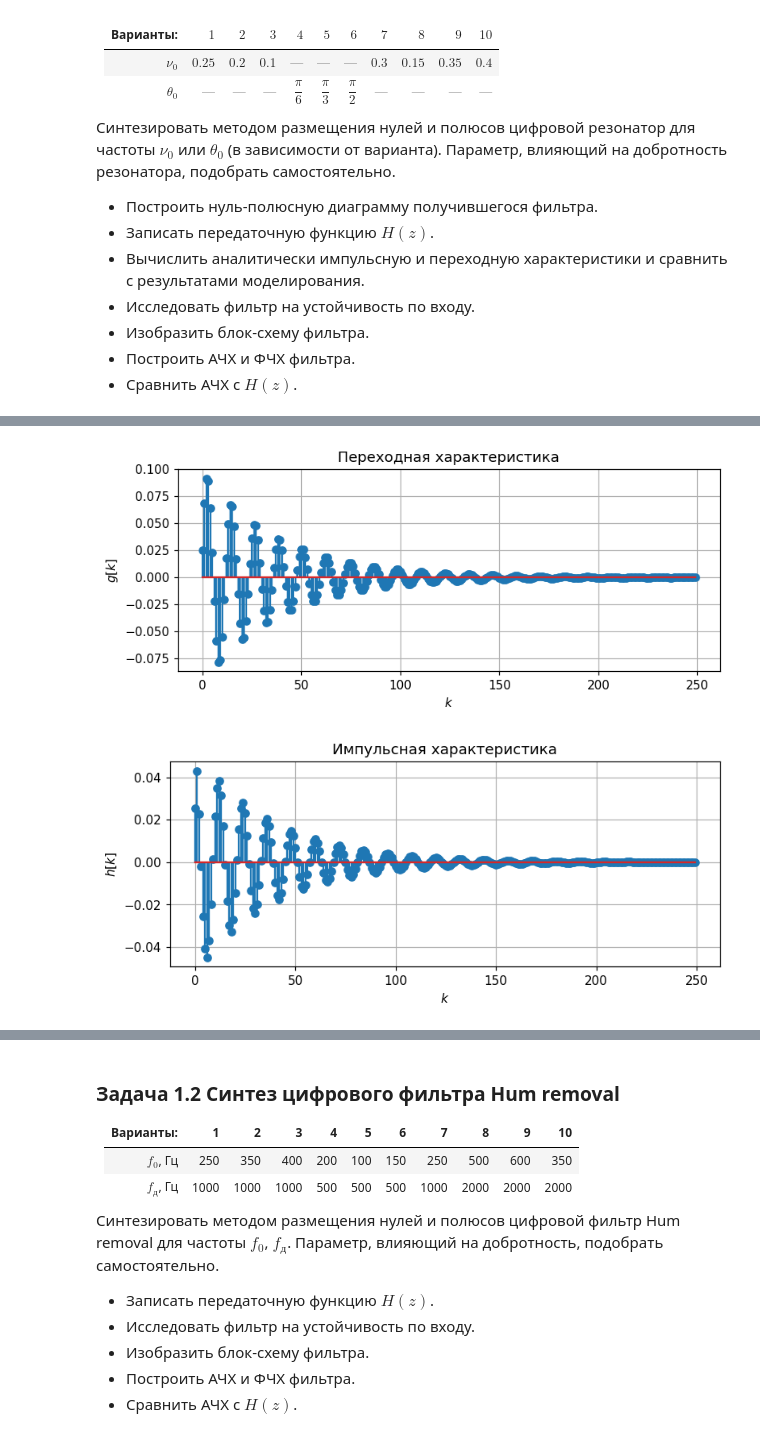
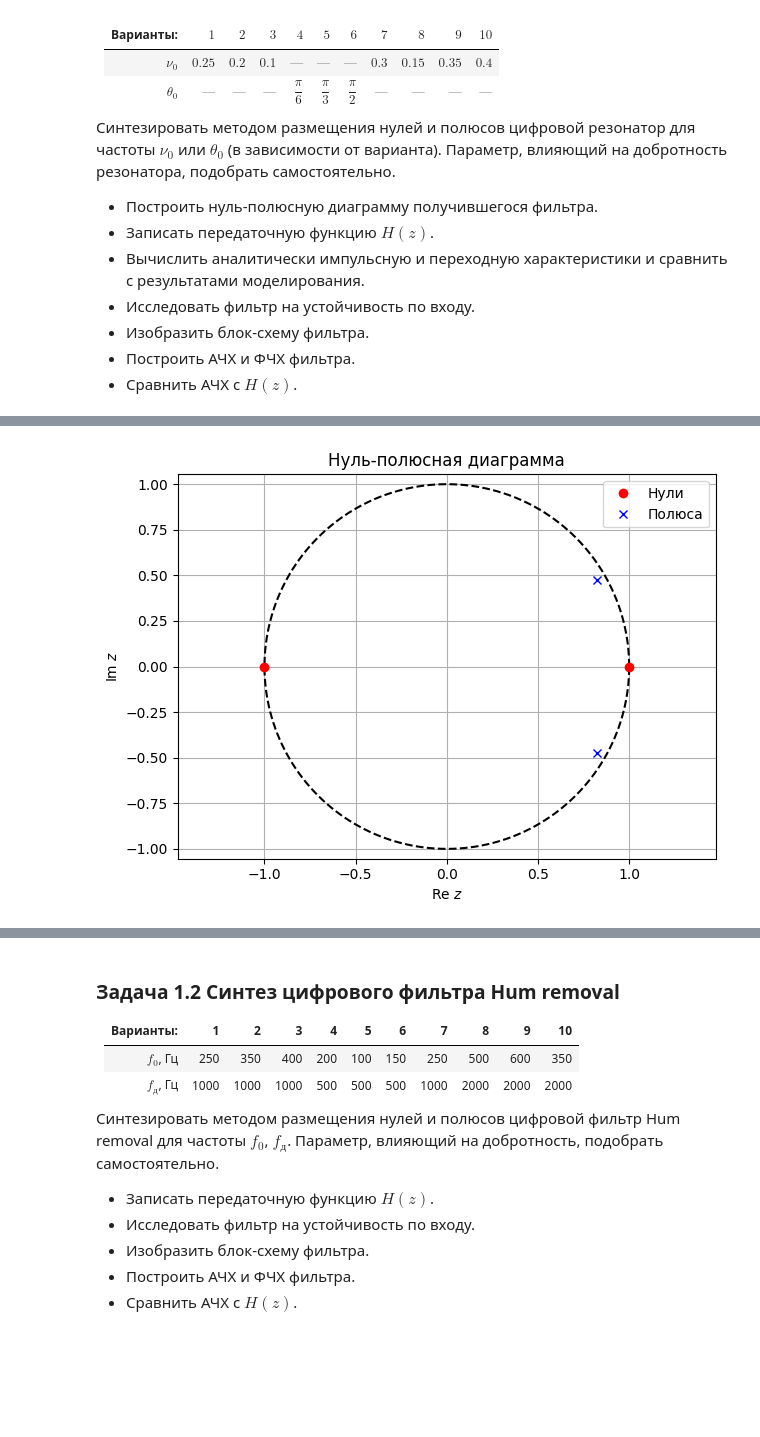
Before and after one commit to derzhavin3016/DSP-labs, a Jupyter notebook: lab3/Module1lab3_task.ipynb, the cells around one changed output, grey strips where cells are left out. Cells and saved outputs as stored; diff of their text form; code cells hidden in the pictures; blank space fills up the shorter version.

```diff
--- a/lab3/Module1lab3_task.ipynb
+++ b/lab3/Module1lab3_task.ipynb
@@ -27,10 +193,8 @@ from scipy import signal
 theta_0 = np.pi / 6
 f_0 = theta_0 / (np.pi * 2)
 
-beta, alpha = signal.iirpeak(f_0, Q=10, fs=1)
-dlti_rs = signal.dlti(beta, alpha, dt=1)
-w, H = signal.dfreqresp(dlti_rs, w=2 * np.pi * np.linspace(-0.5, 0.5, 1024))
-print(f"{beta = }\n{alpha = }")
+beta, alpha = signal.iirpeak(f_0, Q=5, fs=1)
+filt = Filter(dlti_args=(beta, alpha))
 
 from IPython.display import display, Latex
 def latex_elem(elem, power, last=False) -> str:
@@ -141,22 +228,4 @@ t, y = signal.dstep(dlti_rs, n=250)
-# %%
-plt.figure(figsize=[8, 3], dpi=110)
-plt.stem(t, np.squeeze(y))
-plt.xlabel("$k$")
-plt.ylabel("$g[k]$")
-plt.title("Переходная характеристика")
-plt.grid()
-plt.show()
-# %% [output]
-[figure, removed]
-# %%
-t, h = signal.dimpulse(dlti_rs, n=250)
-
-plt.figure(figsize=[8, 3], dpi=110)
-plt.stem(t, np.squeeze(h))
-plt.xlabel("$k$")
-plt.ylabel("$h[k]$")
-plt.title("Импульсная характеристика")
-plt.grid()
-plt.show()
-# %% [output]
-[figure, removed]
+# %%
+filt.zpk_plot()
+# %% [output]
+[figure, added]
```
Also changed, not shown: parts of 13 cells of this notebook.
